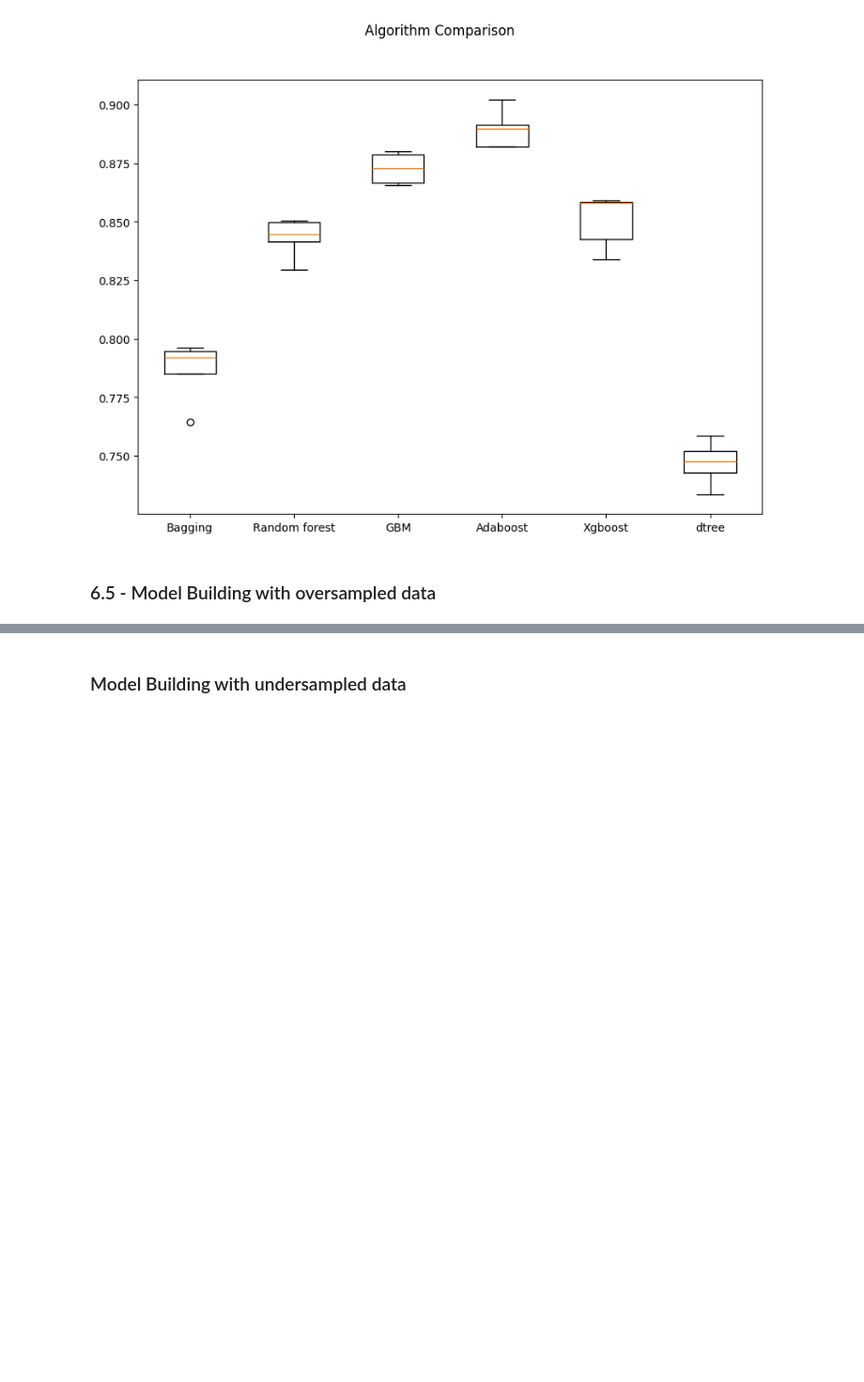
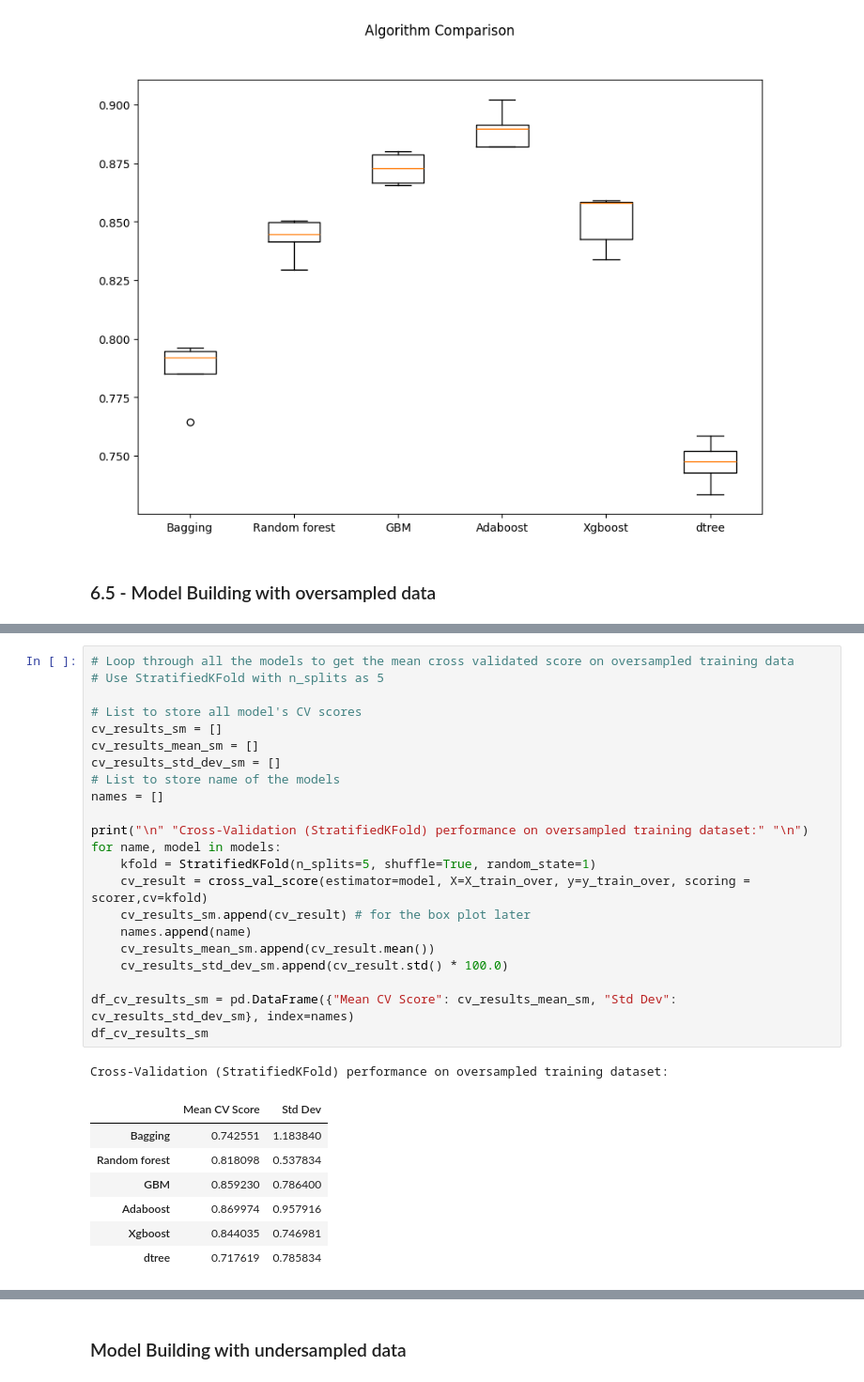
Before and after one commit to RashmiJK/PGP-AIML-EasyVisa-AML, a Jupyter notebook: easyvisa_modeling.ipynb, the cells around one changed output, grey strips where cells are left out. Shown at 94% size. Saved outputs shown, nothing was run; the diff lists cells and outputs as text; blank space fills up the shorter version.

```diff
--- a/easyvisa_modeling.ipynb
+++ b/easyvisa_modeling.ipynb
@@ -1179 +1178,32 @@ for name, model in models:
+# %%
+# Loop through all the models to get the mean cross validated score on oversampled training data
+# Use StratifiedKFold with n_splits as 5
+
+# List to store all model's CV scores
+cv_results_sm = []
+cv_results_mean_sm = []
+cv_results_std_dev_sm = []
+# List to store name of the models
+names = []
+
+print("\n" "Cross-Validation (StratifiedKFold) performance on oversampled training dataset:" "\n")
+for name, model in models:
+    kfold = StratifiedKFold(n_splits=5, shuffle=True, random_state=1)
+    cv_result = cross_val_score(estimator=model, X=X_train_over, y=y_train_over, scoring = scorer,cv=kfold)
+    cv_results_sm.append(cv_result) # for the box plot later
+    names.append(name)
+    cv_results_mean_sm.append(cv_result.mean())
+    cv_results_std_dev_sm.append(cv_result.std() * 100.0)
+
+df_cv_results_sm = pd.DataFrame({"Mean CV Score": cv_results_mean_sm, "Std Dev": cv_results_std_dev_sm}, index=names)
+df_cv_results_sm
+# %% [output]
+Cross-Validation (StratifiedKFold) performance on oversampled training dataset:
+|  | Mean CV Score | Std Dev |
+| Bagging | 0.742551 | 1.183840 |
+| Random forest | 0.818098 | 0.537834 |
+| GBM | 0.859230 | 0.786400 |
+| Adaboost | 0.869974 | 0.957916 |
+| Xgboost | 0.844035 | 0.746981 |
+| dtree | 0.717619 | 0.785834 |
 # %%
```
Also changed, not shown: parts of 4 cells of this notebook.
